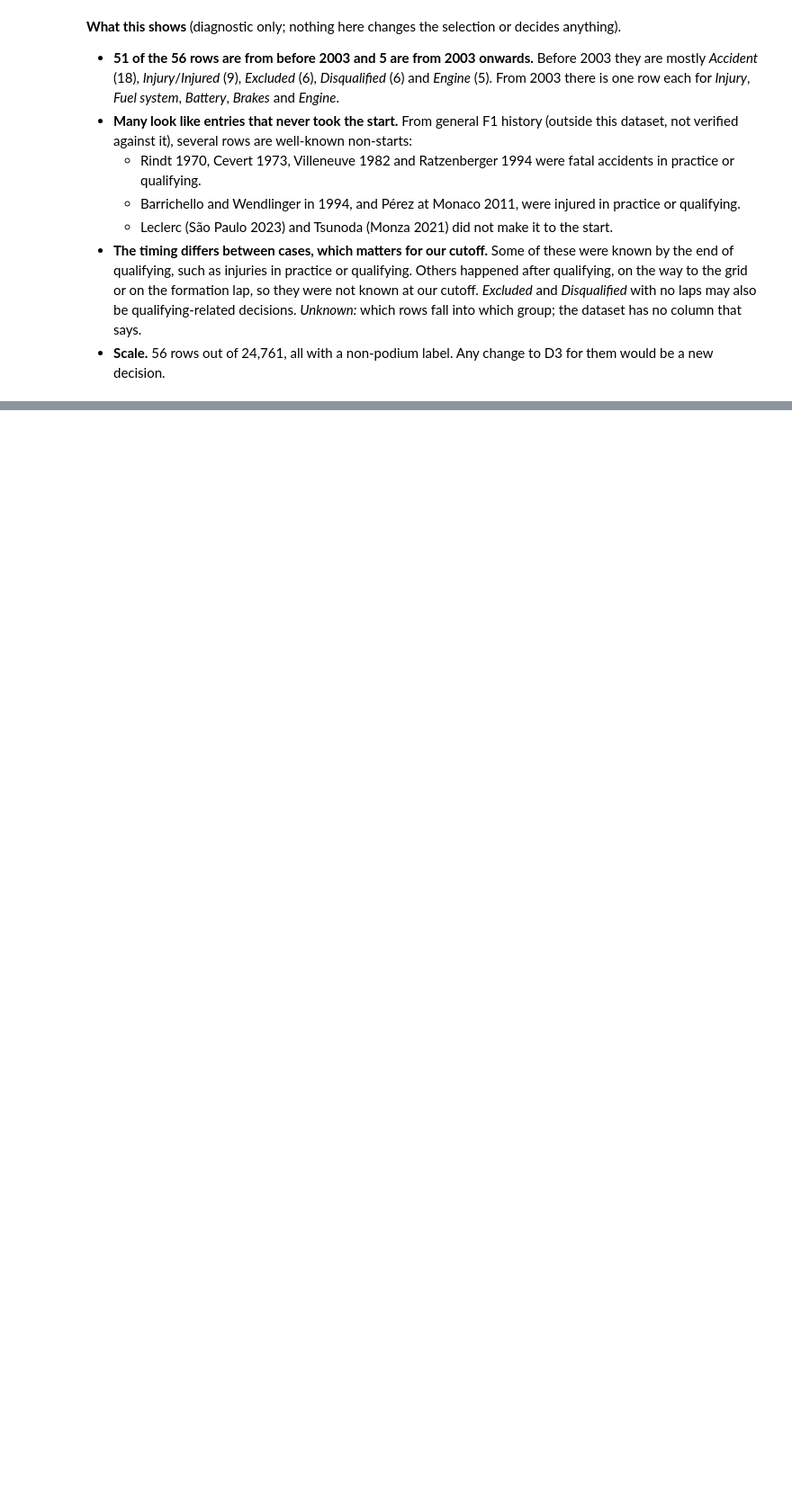
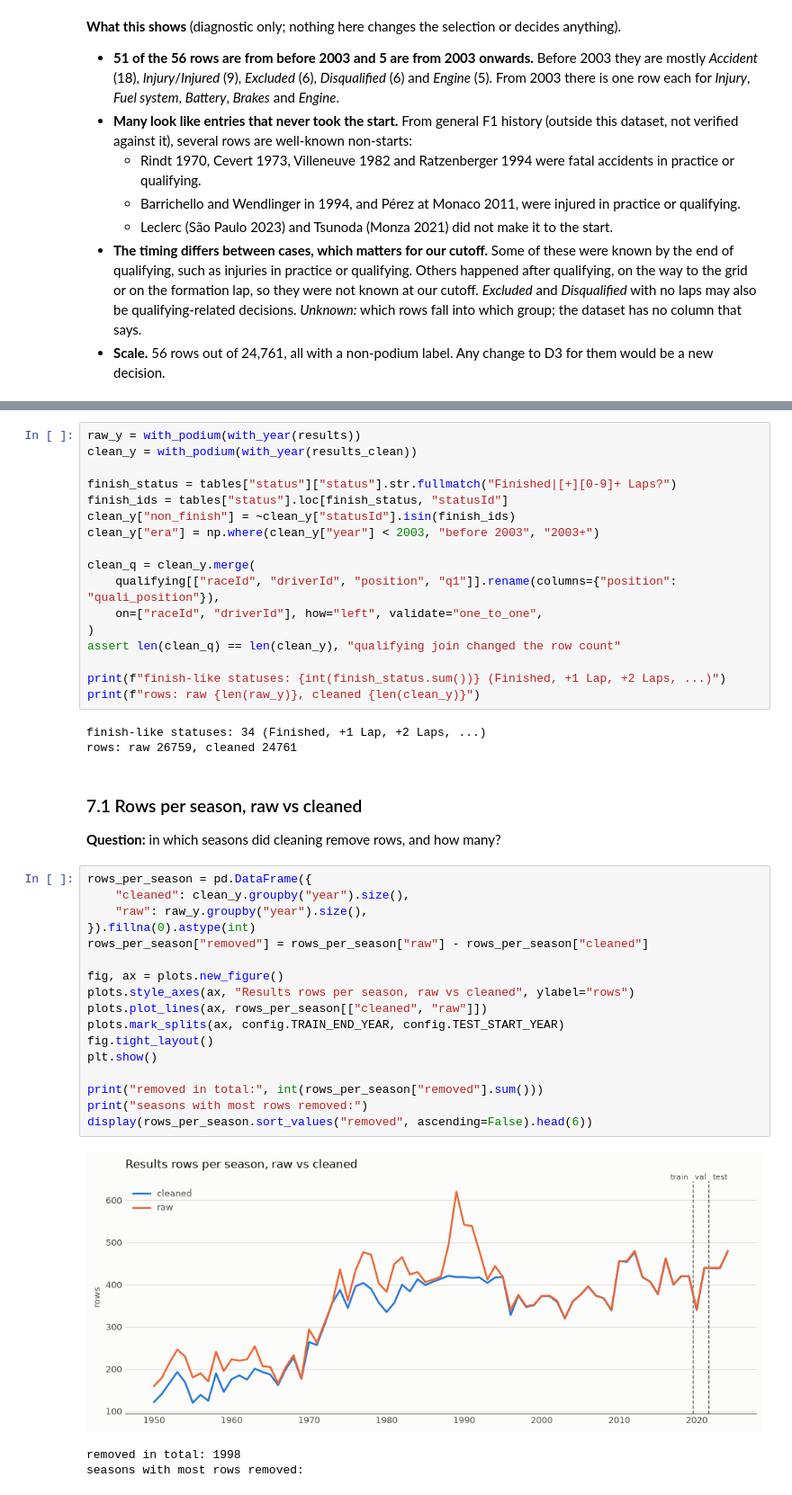
Before and after one commit to YShimy/f1-podium, a Jupyter notebook: notebooks/milestone1.ipynb, the cells around one changed output, grey strips where cells are left out. Shown at 90% size. Cells and saved outputs as stored; diff of their text form; blank space fills up the shorter version.

```diff
--- a/notebooks/milestone1.ipynb
+++ b/notebooks/milestone1.ipynb
@@ -1327,0 +1345,45 @@ display(
+# %%
+raw_y = with_podium(with_year(results))
+clean_y = with_podium(with_year(results_clean))
+
+finish_status = tables["status"]["status"].str.fullmatch("Finished|[+][0-9]+ Laps?")
+finish_ids = tables["status"].loc[finish_status, "statusId"]
+clean_y["non_finish"] = ~clean_y["statusId"].isin(finish_ids)
+clean_y["era"] = np.where(clean_y["year"] < 2003, "before 2003", "2003+")
+
+clean_q = clean_y.merge(
+    qualifying[["raceId", "driverId", "position", "q1"]].rename(columns={"position": "quali_position"}),
+    on=["raceId", "driverId"], how="left", validate="one_to_one",
+)
+assert len(clean_q) == len(clean_y), "qualifying join changed the row count"
+
+print(f"finish-like statuses: {int(finish_status.sum())} (Finished, +1 Lap, +2 Laps, ...)")
+print(f"rows: raw {len(raw_y)}, cleaned {len(clean_y)}")
+# %% [output]
+finish-like statuses: 34 (Finished, +1 Lap, +2 Laps, ...)
+rows: raw 26759, cleaned 24761
+# %% [markdown]
+### 7.1 Rows per season, raw vs cleaned
+
+**Question:** in which seasons did cleaning remove rows, and how many?
+# %%
+rows_per_season = pd.DataFrame({
+    "cleaned": clean_y.groupby("year").size(),
+    "raw": raw_y.groupby("year").size(),
+}).fillna(0).astype(int)
+rows_per_season["removed"] = rows_per_season["raw"] - rows_per_season["cleaned"]
+
+fig, ax = plots.new_figure()
+plots.style_axes(ax, "Results rows per season, raw vs cleaned", ylabel="rows")
+plots.plot_lines(ax, rows_per_season[["cleaned", "raw"]])
+plots.mark_splits(ax, config.TRAIN_END_YEAR, config.TEST_START_YEAR)
+fig.tight_layout()
+plt.show()
+
+print("removed in total:", int(rows_per_season["removed"].sum()))
+print("seasons with most rows removed:")
+display(rows_per_season.sort_values("removed", ascending=False).head(6))
+# %% [output]
+[figure, added]
+removed in total: 1998
+seasons with most rows removed:
```
Also changed, not shown: parts of 22 cells of this notebook, 1 other file.
